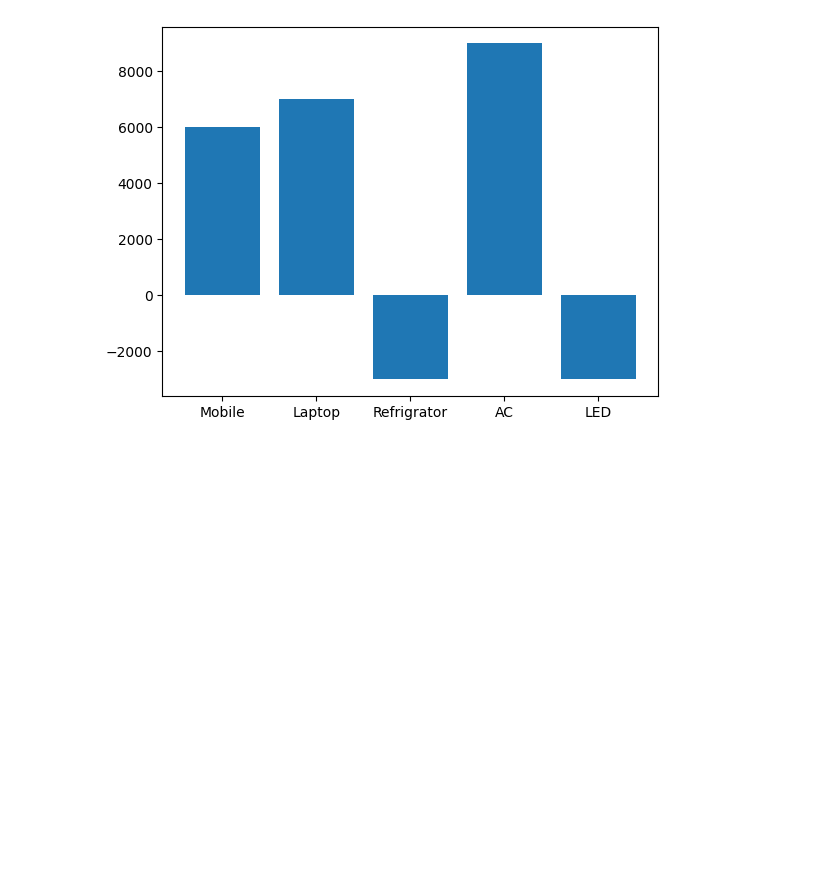
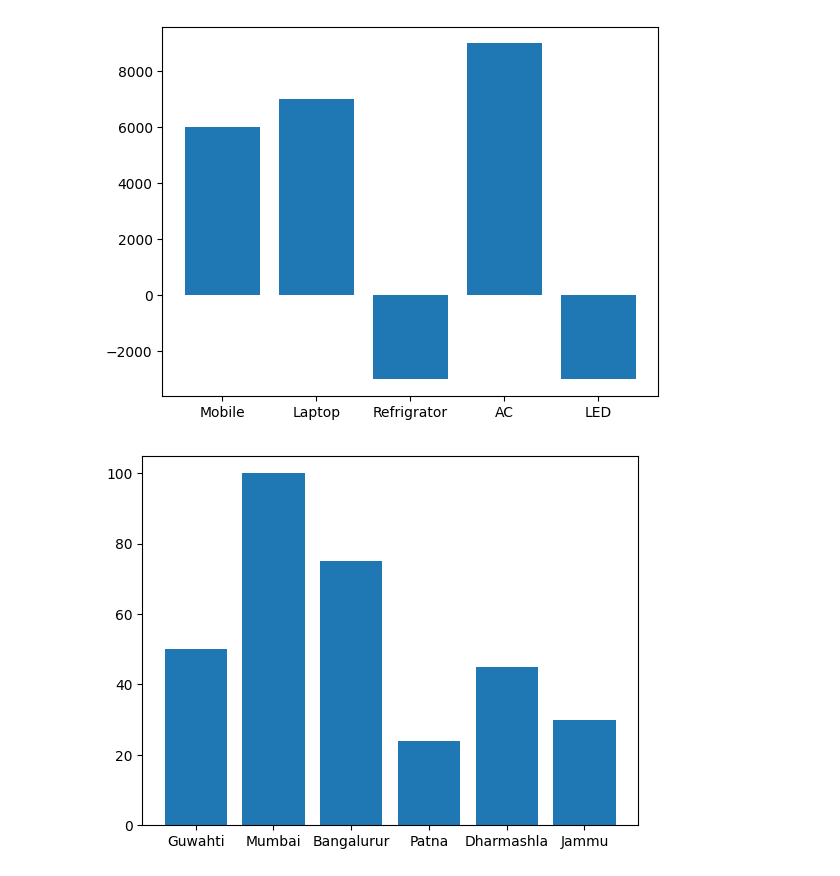
Before and after one commit to SahilKumar-003/Python_Tutor, a Jupyter notebook: Data_Structure.ipynb, the cells around one changed output. Drawn from its saved outputs; the diff is of its cells as text; code cells hidden in the pictures; blank space fills up the shorter version.

```diff
--- a/Data_Structure.ipynb
+++ b/Data_Structure.ipynb
@@ -270,3 +270,14 @@ Products: ['Mobile', 'Laptop', 'Refrigrator', 'AC', 'LED']
 Products Wise Profit: [6000, 7000, -3000, 9000, -3000]
 [3000, 3000, -1000, -3000, 4000, 4000, -3000, 2000, 2000, 5000]
 [figure]
+# %%
+# Covid-19 Cases
+# states = ["Assam","Maharashtra","Kerla","Bihar","Himachal","Jammu kashmir"]
+cities = ["Guwahti","Mumbai","Bangalurur","Patna","Dharmashla","Jammu",]
+active_cases_in_cities = [50,100,75,24,45,30,]
+deaths = [10,50,40,12,9,5]
+import matplotlib.pyplot as plt
+plt.bar(cities,active_cases_in_cities)
+plt.show()
+# %% [output]
+[figure, added]
```
Also changed, not shown: parts of 1 cell of this notebook.
